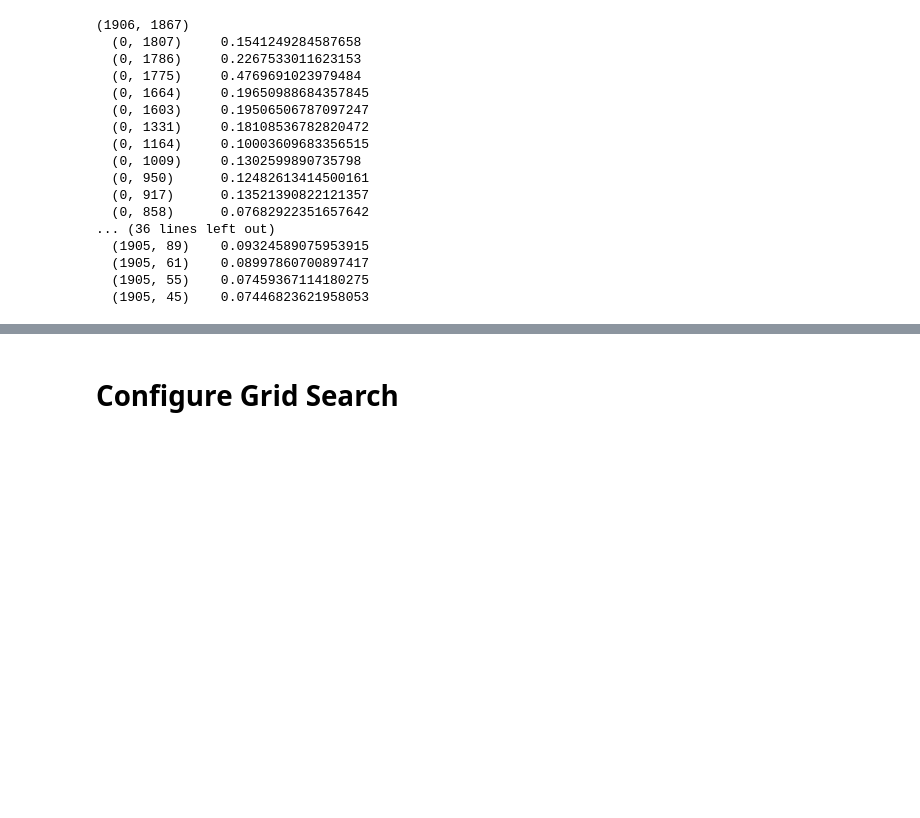
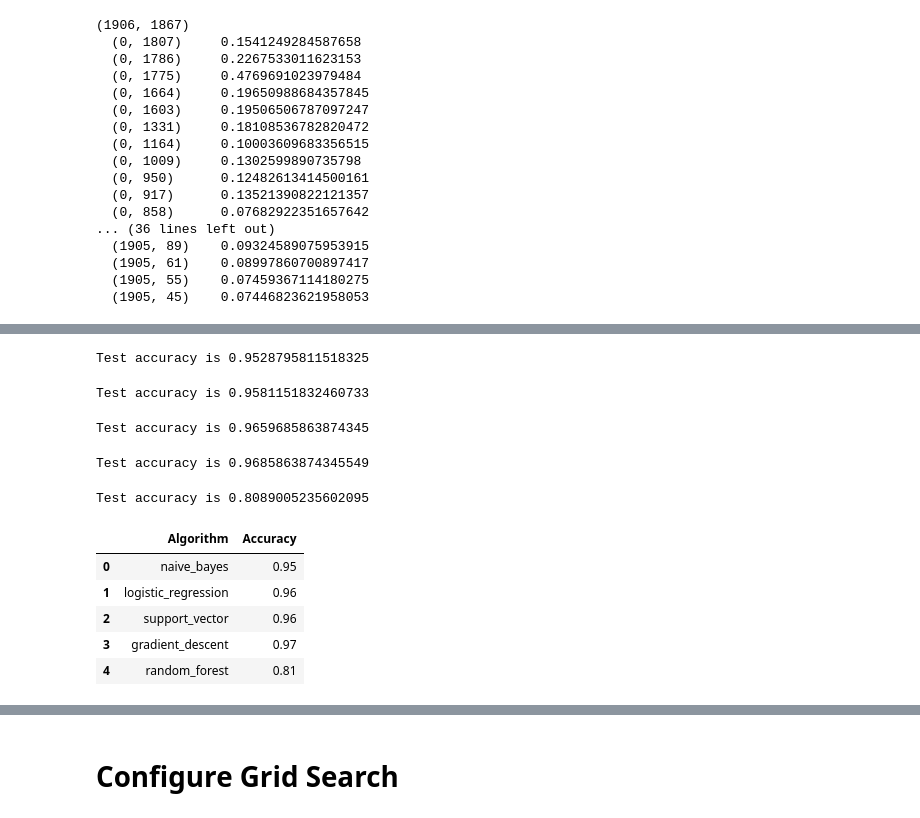
Before and after one commit to chalendony/charity-filter-evaluation, a Jupyter notebook: Charity Evalution.ipynb, the cells around one changed output, grey strips where cells are left out. Cells and saved outputs as stored; diff of their text form; code cells hidden in the pictures; blank space fills up the shorter version.

```diff
--- a/LATESTEST_Charity Evaluation.ipynb
+++ b/Charity Evalution.ipynb
@@ -241,0 +305,46 @@ print(X_tfidf)
+# %%
+## naive bayes
+NB_pipeline.fit(X_train, y_train)
+predictionNB = NB_pipeline.predict(X_test)
+print('Test accuracy is {}'.format(accuracy_score(y_test, predictionNB)))
+# %% [output]
+Test accuracy is 0.9528795811518325
+# %%
+## Logistic Regression
+LR_pipeline.fit(X_train, y_train)
+preditionLR = LR_pipeline.predict(X_test)
+print('Test accuracy is {}'.format(accuracy_score(y_test,preditionLR)))
+# %% [output]
+Test accuracy is 0.9581151832460733
+# %%
+## Suport Vector
+SVC_pipeline.fit(X_train, y_train)
+preditionSVC = SVC_pipeline.predict(X_test)
+print('Test accuracy is {}'.format(accuracy_score(y_test,preditionSVC)))
+# %% [output]
+Test accuracy is 0.9659685863874345
+# %%
+SGD_pipeline.fit(X_train,y_train)
+predictionSGD = SGD_pipeline.predict(X_test)
+print('Test accuracy is {}'.format(accuracy_score(y_test, predictionSGD)))
+# %% [output]
+Test accuracy is 0.9685863874345549
+# %%
+# random forest
+RF_pipeline.fit(X_train,y_train)
+predictionRF = RF_pipeline.predict(X_test)
+print('Test accuracy is {}'.format(accuracy_score(y_test, predictionRF)))
+# %% [output]
+Test accuracy is 0.8089005235602095
+# %%
+results = {'Algorithm': ['naive_bayes', 'logistic_regression','support_vector','gradient_descent','random_forest' ],
+           'Accuracy': [0.95,0.96,0.96,0.97,0.81] }
+res_df = pd.DataFrame(results)
+res_df.head()
+# %% [output]
+|  | Algorithm | Accuracy |
+| 0 | naive_bayes | 0.95 |
+| 1 | logistic_regression | 0.96 |
+| 2 | support_vector | 0.96 |
+| 3 | gradient_descent | 0.97 |
+| 4 | random_forest | 0.81 |
```
Also changed, not shown: parts of 19 cells of this notebook, 8 other files.
